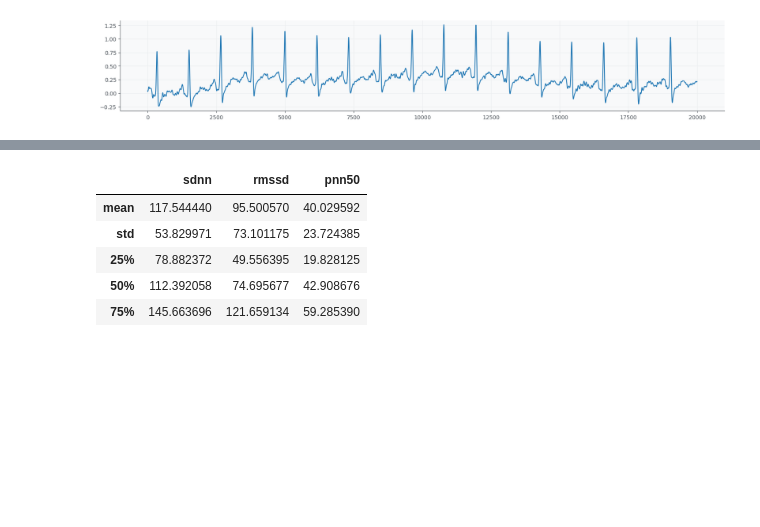
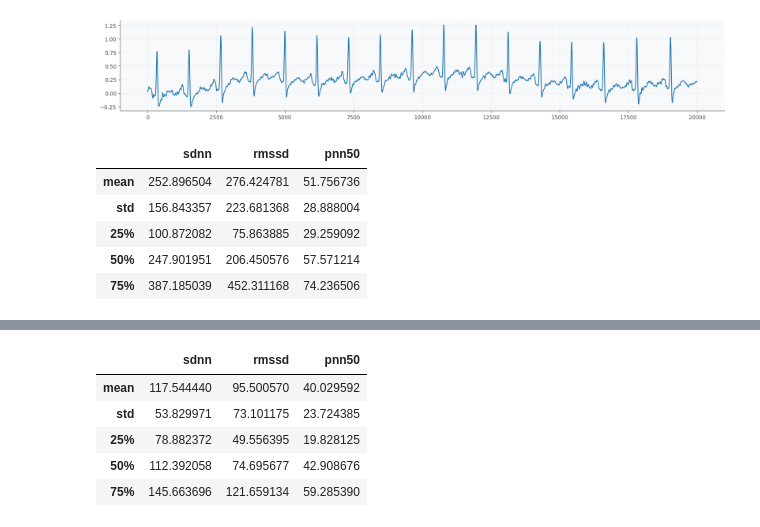
Before and after one commit to hyeok-jong/hrv_analysis, a Jupyter notebook: analysis.ipynb, the cells around one changed output, grey strips where cells are left out. Drawn from its saved outputs; the diff is of its cells as text; code cells hidden in the pictures; blank space fills up the shorter version.

```diff
--- a/analysis.ipynb
+++ b/analysis.ipynb
@@ -87,4 +87,13 @@ plt.plot(raw.loc['id3'].tolist()[:20*1000])
 # %% [output]
 [<matplotlib.lines.Line2D at 0x...>]
 [figure]
+# %%
+pd.DataFrame(nk_nk).describe().loc[['mean', 'std', '25%', '50%', '75%']]
+# %% [output]
+|  | sdnn | rmssd | pnn50 |
+| mean | 252.896504 | 276.424781 | 51.756736 |
+| std | 156.843357 | 223.681368 | 28.888004 |
+| 25% | 100.872082 | 75.863885 | 29.259092 |
+| 50% | 247.901951 | 206.450576 | 57.571214 |
+| 75% | 387.185039 | 452.311168 | 74.236506 |
 # %%
```
Also changed, not shown: parts of 3 cells of this notebook.
